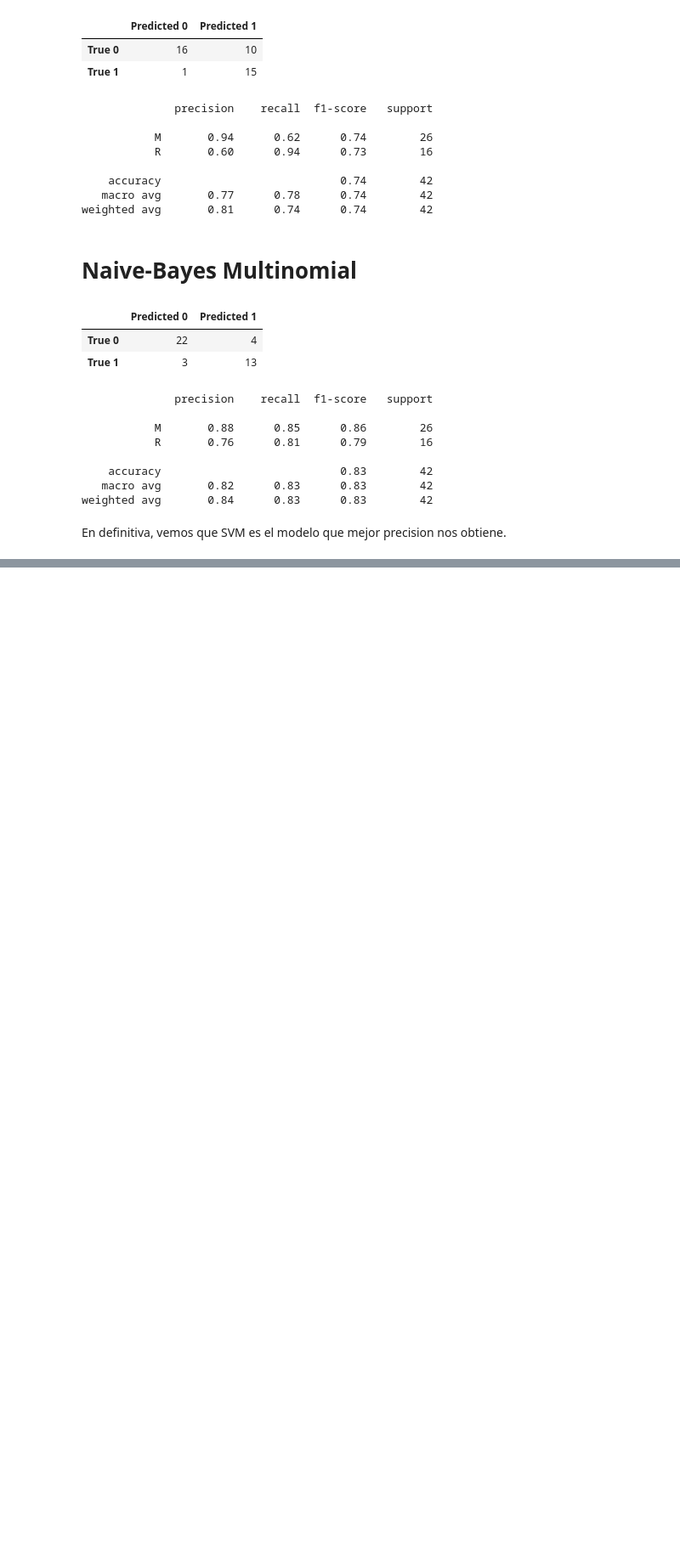
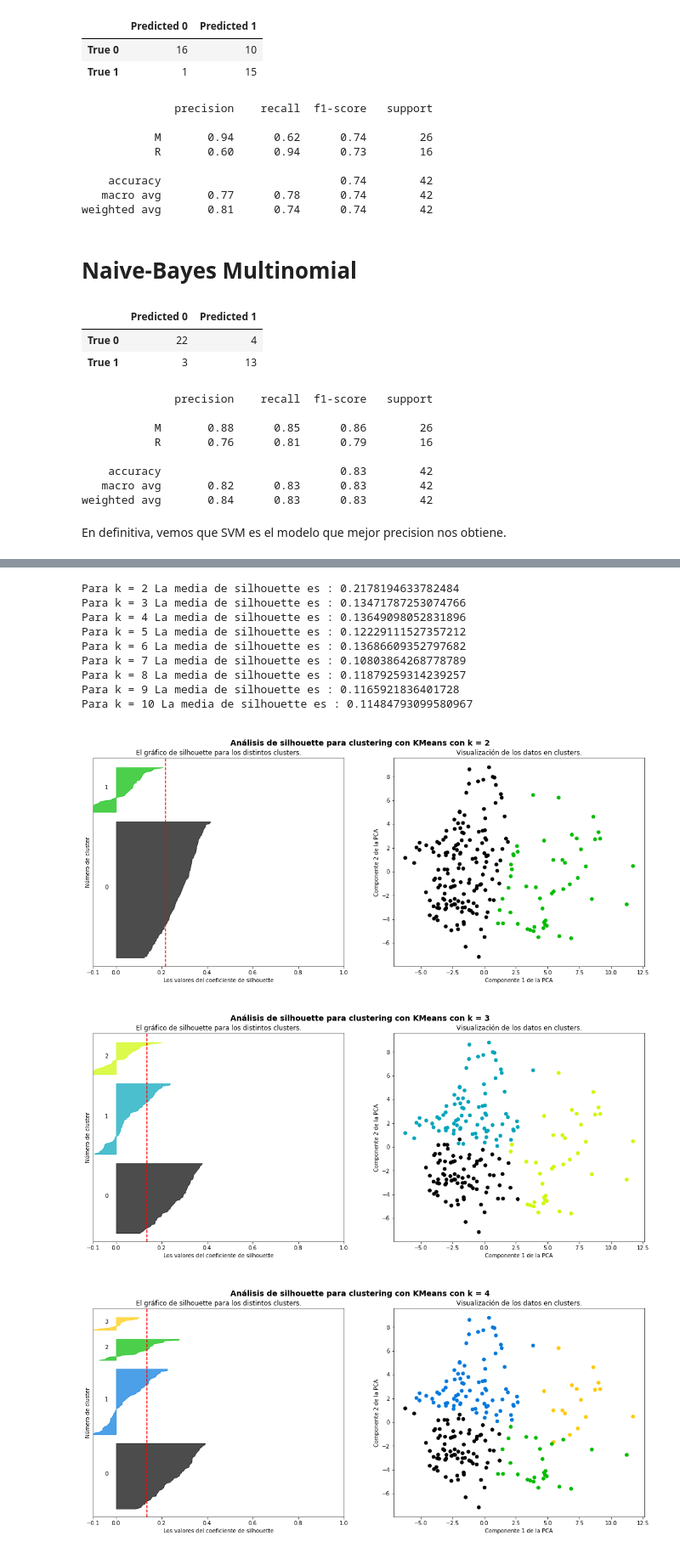
Before and after one commit to Josemvg/Data-Analytics, a Jupyter notebook: GMI/Practicas/Proyecto-Cilindros/entregaEquipo05.ipynb, the cells around one changed output, grey strips where cells are left out. Shown at 85% size. Drawn from its saved outputs; the diff is of its cells as text; code cells hidden in the pictures; blank space fills up the shorter version.

```diff
--- a/GMI/Practicas/Proyecto-Cilindros/entregaEquipo05.ipynb
+++ b/GMI/Practicas/Proyecto-Cilindros/entregaEquipo05.ipynb
@@ -422,0 +614,17 @@ En definitiva, vemos que SVM es el modelo que mejor precision nos obtiene.
+# %%
+silhouette_analysis(np.array(scaledData),
+                    pd.DataFrame(pcaData),
+                    [2, 3, 4, 5, 6, 7, 8, 9, 10])
+# %% [output]
+Para k = 2 La media de silhouette es : 0.2178194633782484
+Para k = 3 La media de silhouette es : 0.13471787253074766
+Para k = 4 La media de silhouette es : 0.13649098052831896
+Para k = 5 La media de silhouette es : 0.12229111527357212
+Para k = 6 La media de silhouette es : 0.13686609352797682
+Para k = 7 La media de silhouette es : 0.10803864268778789
+Para k = 8 La media de silhouette es : 0.11879259314239257
+Para k = 9 La media de silhouette es : 0.1165921836401728
+Para k = 10 La media de silhouette es : 0.11484793099580967
+[figure, added]
+[figure, added]
+[figure, added]
```
Also changed, not shown: parts of 35 cells of this notebook, 5 other files.
